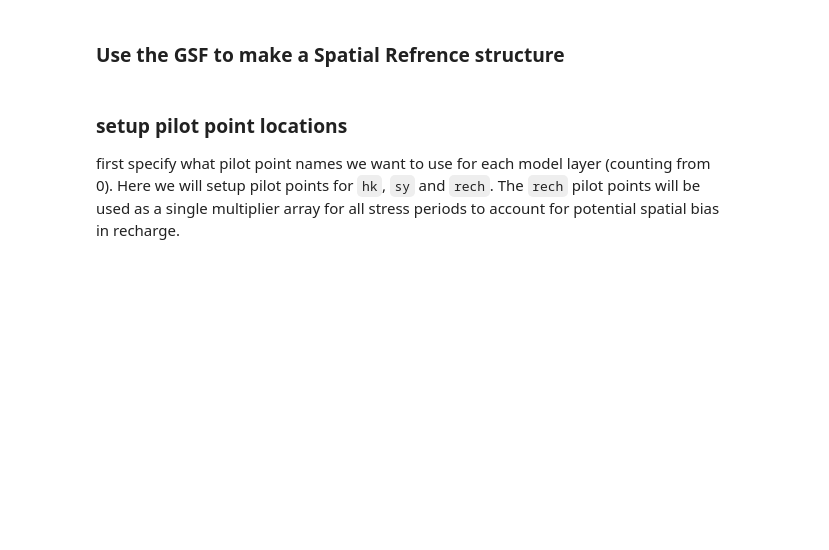
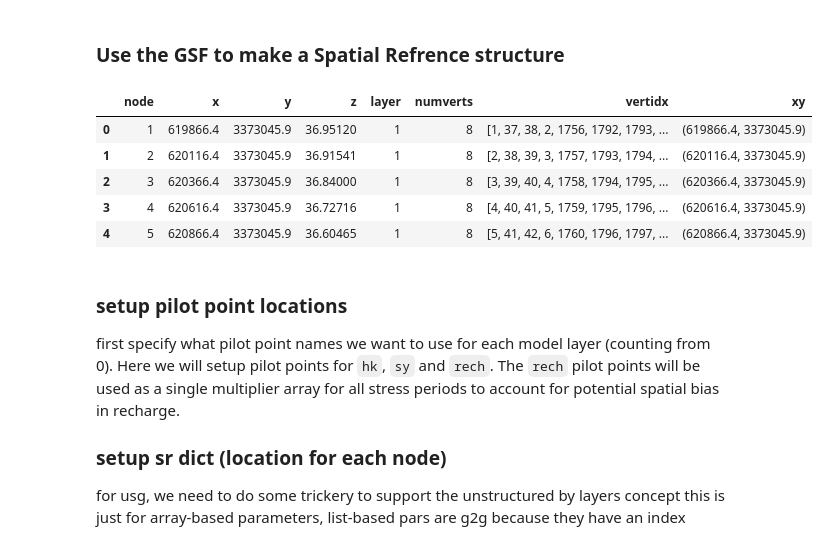
Before and after one commit to rosskush/pyemu, a Jupyter notebook: examples/modflow_to_pest_like_a_boss_but_its_Unstructured.ipynb, the cells around one changed output. Cells and saved outputs as stored; diff of their text form; code cells hidden in the pictures; blank space fills up the shorter version.

```diff
--- a/examples/modflow_to_pest_like_a_boss_but_its_Unstructured.ipynb
+++ b/examples/modflow_to_pest_like_a_boss_but_its_Unstructured.ipynb
@@ -41,7 +41,7 @@ import flopy
 model_ws = os.path.join("freyberg_usg")
 ml = flopy.modflow.Modflow.load("freyberg.usg.nam",model_ws=model_ws,verbose=False,version='mfusg',forgive=True,check=False)
 ml.exe_name = "mfusg"
-ml.model_ws = "temp"
+# ml.model_ws = "temp"
 EXE_DIR = os.path.join("..","bin")
 if "window" in platform.platform().lower():
     EXE_DIR = os.path.join(EXE_DIR,"win")
@@ -52,6 +52,8 @@ else:
 
 [shutil.copy2(os.path.join(EXE_DIR,f),os.path.join("temp",f)) for f in os.listdir(EXE_DIR)]
 
+ml.external_path = "."
+ml.change_model_ws('temp',reset_external=True)
 ml.write_input()
 ml.run_model()
 # %% [output]
@@ -147,10 +164,23 @@ pp_df.head()
 # %%
 gsf = pyemu.gw_utils.GsfReader(os.path.join(model_ws,"freyberg.usg.gsf"))
 gsf_df = gsf.get_node_data()
+gsf_df["xy"] = gsf_df.apply(lambda i: (i['x'],i['y']),axis=1)
+gsf_df.head()
+# %% [output]
+|  | node | x | y | z | layer | numverts | vertidx | xy |
+| 0 | 1 | 619866.4 | 3373045.9 | 36.95120 | 1 | 8 | [1, 37, 38, 2, 1756, 1792, 1793, ... | (619866.4, 3373045.9) |
+| 1 | 2 | 620116.4 | 3373045.9 | 36.91541 | 1 | 8 | [2, 38, 39, 3, 1757, 1793, 1794, ... | (620116.4, 3373045.9) |
+| 2 | 3 | 620366.4 | 3373045.9 | 36.84000 | 1 | 8 | [3, 39, 40, 4, 1758, 1794, 1795, ... | (620366.4, 3373045.9) |
+| 3 | 4 | 620616.4 | 3373045.9 | 36.72716 | 1 | 8 | [4, 40, 41, 5, 1759, 1795, 1796, ... | (620616.4, 3373045.9) |
+| 4 | 5 | 620866.4 | 3373045.9 | 36.60465 | 1 | 8 | [5, 41, 42, 6, 1760, 1796, 1797, ... | (620866.4, 3373045.9) |
 # %% [markdown]
 ### setup pilot point locations
 
 first specify what pilot point names we want to use for each model layer (counting from 0).  Here we will setup pilot points for ``hk``, ``sy`` and ``rech``.  The ``rech`` pilot points will be used as a single multiplier array for all stress periods to account for potential spatial bias in recharge.
+
+### setup sr dict (location for each node)
+for usg, we need to do some trickery to support the unstructured by layers concept
+this is just for array-based parameters, list-based pars are g2g because they have an index
 # %%
 nlay = ml.nlay
 
```
Also changed, not shown: parts of 6 cells of this notebook.
